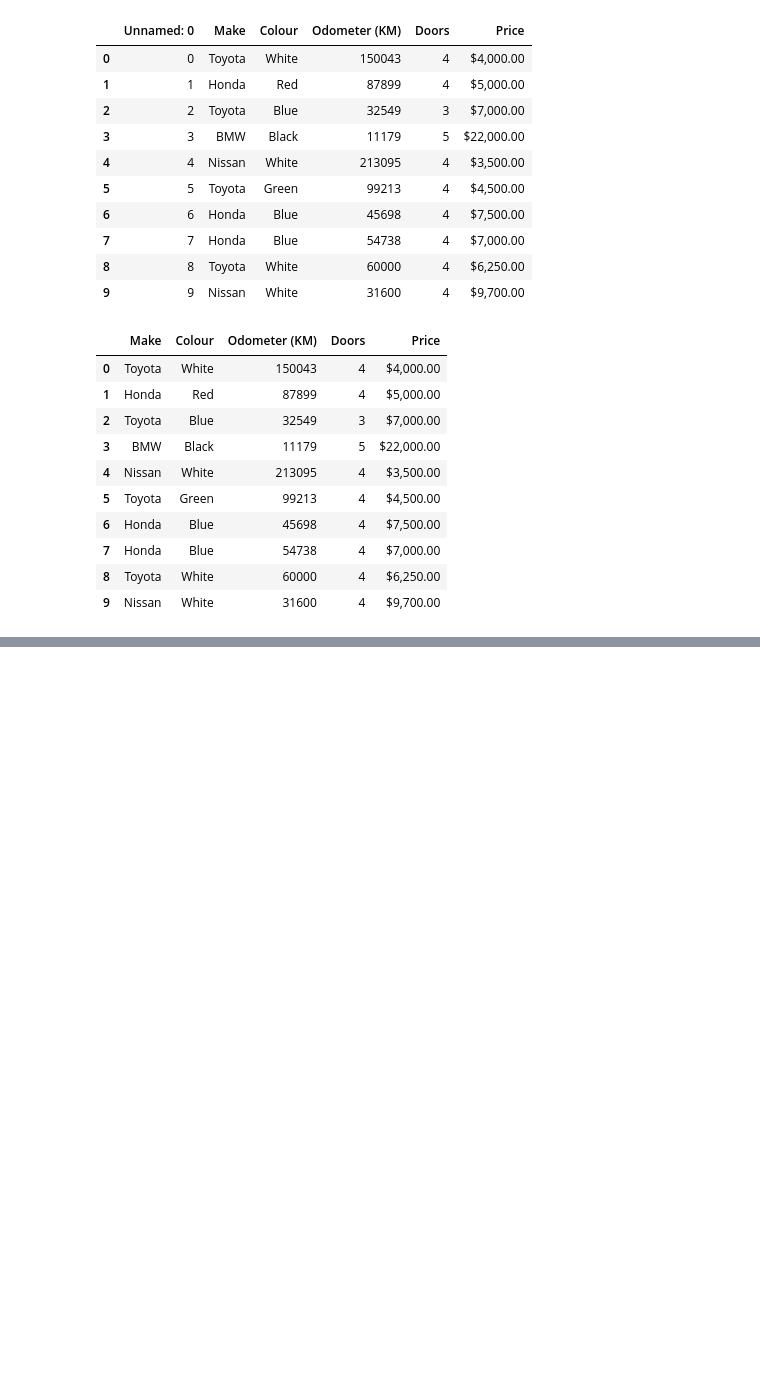
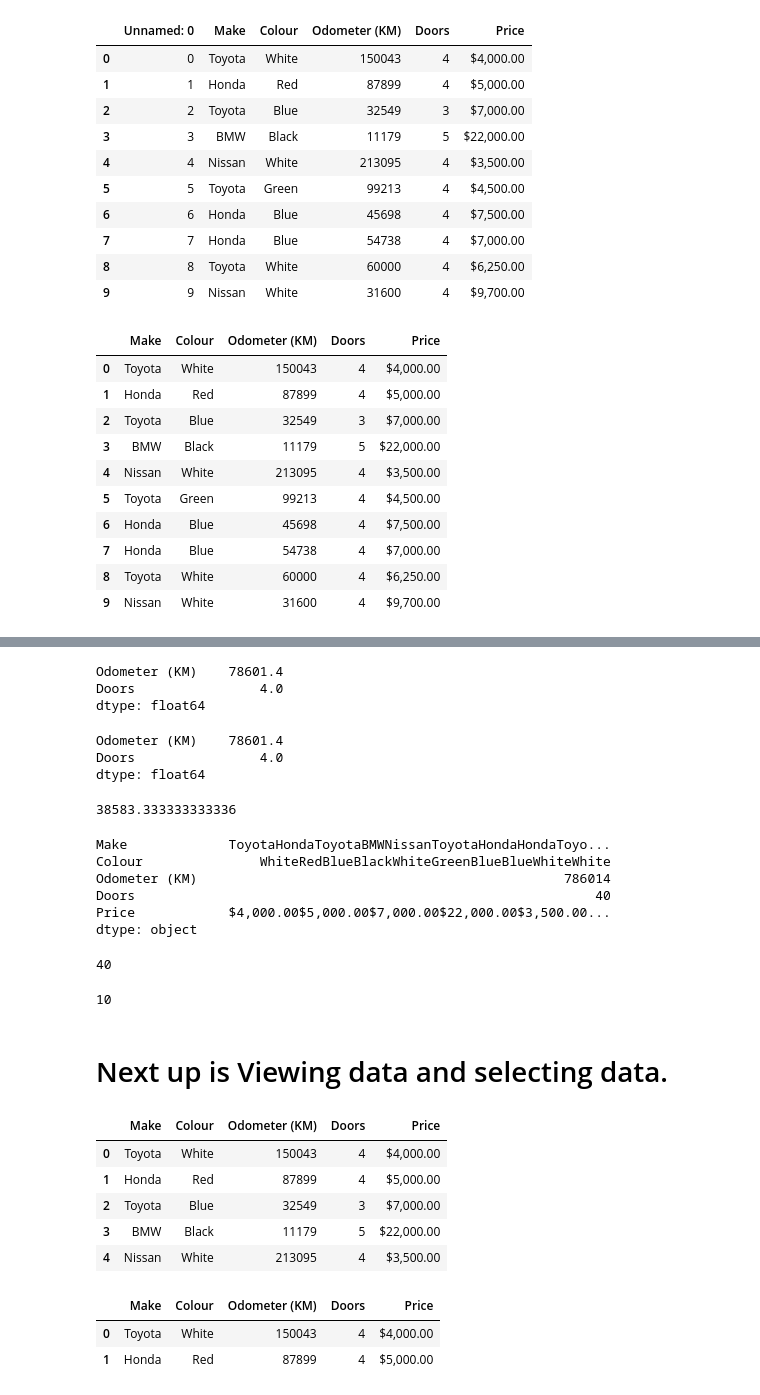
Before and after one commit to BakerSec/machine-learning-teaching, a Jupyter notebook: 00_introduction_to_pandas.ipynb, the cells around one changed output, grey strips where cells are left out. Drawn from its saved outputs; the diff is of its cells as text; code cells hidden in the pictures; blank space fills up the shorter version.

Commit message:
Add files via upload
8/12/2023 and 8/13/2023 updates! See ## notes for section updates on in the notebook

```diff
--- a/00_introduction_to_pandas.ipynb
+++ b/00_introduction_to_pandas.ipynb
@@ -108,0 +196,36 @@ exported_car_sales
+# %%
+## NOTE: .mean() has been deprecated. You get a warning but still works.
+car_sales.mean()
+# %% [output]
+Odometer (KM)    78601.4
+Doors                4.0
+dtype: float64
+# %%
+## need to use .mean(numeric_only=True)
+car_sales.mean(numeric_only=True)
+# %% [output]
+Odometer (KM)    78601.4
+Doors                4.0
+dtype: float64
+# %%
+## Using a series (** 1 dimensional data column structure)
+## to get specific values, such as mean
+car_prices = pd.Series([3000, 1500, 111250])
+car_prices.mean(numeric_only=True)
+# %% [output]
+38583.333333333336
+# %%
+## To get the sum of column values - not very useful/helpful here though.
+car_sales.sum()
+# %% [output]
+Make             ToyotaHondaToyotaBMWNissanToyotaHondaHondaToyo...
+Colour               WhiteRedBlueBlackWhiteGreenBlueBlueWhiteWhite
+Odometer (KM)                                               786014
+Doors                                                           40
+Price            $4,000.00$5,000.00$7,000.00$22,000.00$3,500.00...
+dtype: object
+# %%
+## Let's do a single column instead
+car_sales["Doors"].sum()
+# %% [output]
+40
@@ -108,0 +234,23 @@ exported_car_sales
+# %%
+len(car_sales) ## should return 10 -- remember 0-9 index = 10 :-)
+# %% [output]
+10
+# %% [markdown]
+# Next up is Viewing data and selecting data.
+# %%
+## Default will return the 1st 5 rows -- why? /shrugs - you can specify qnty
+## basically a shorter easier method to take a quick peek
+car_sales.head()
+# %% [output]
+|  | Make | Colour | Odometer (KM) | Doors | Price |
+| 0 | Toyota | White | 150043 | 4 | $4,000.00 |
+| 1 | Honda | Red | 87899 | 4 | $5,000.00 |
+| 2 | Toyota | Blue | 32549 | 3 | $7,000.00 |
+| 3 | BMW | Black | 11179 | 5 | $22,000.00 |
+| 4 | Nissan | White | 213095 | 4 | $3,500.00 |
+# %%
+car_sales.head(2)
+# %% [output]
+|  | Make | Colour | Odometer (KM) | Doors | Price |
+| 0 | Toyota | White | 150043 | 4 | $4,000.00 |
+| 1 | Honda | Red | 87899 | 4 | $5,000.00 |
```
Also changed, not shown: parts of 18 cells of this notebook.
